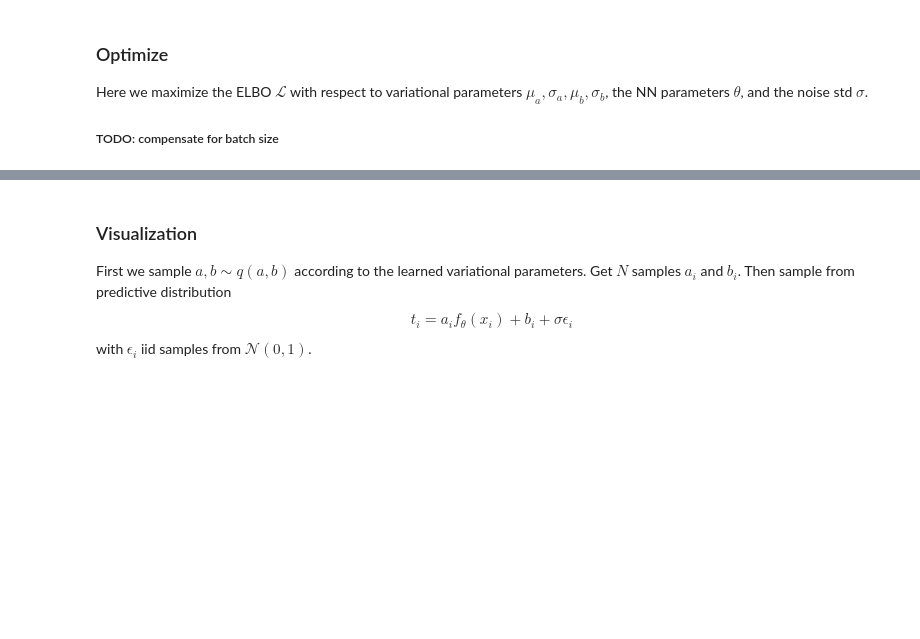
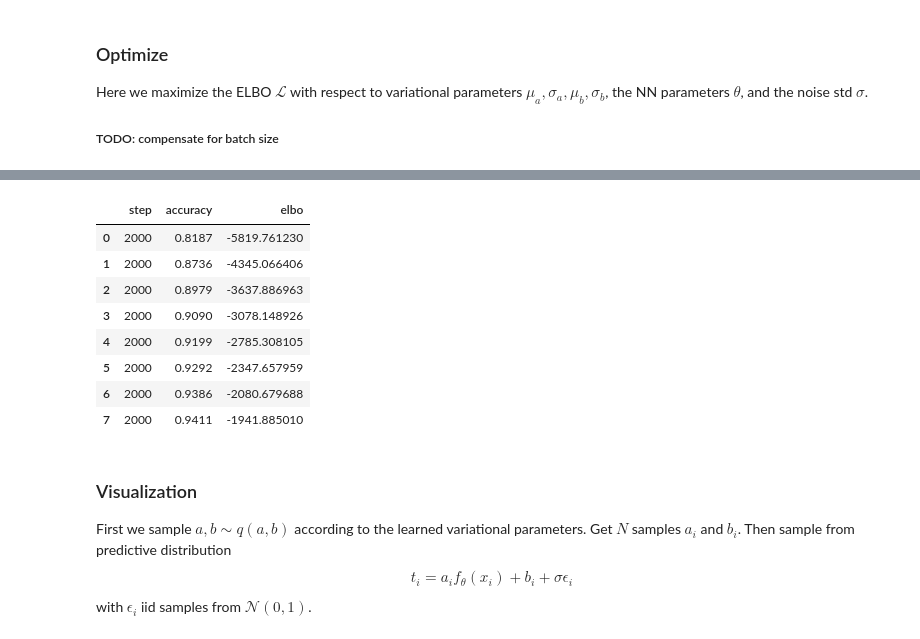
Before and after one commit to vlievin/deep-bayes, a Jupyter notebook: classification-MNIST-covariance.ipynb, the cells around one changed output, grey strips where cells are left out. Drawn from its saved outputs; the diff is of its cells as text; code cells hidden in the pictures; blank space fills up the shorter version.

```diff
--- a/classification-MNIST-covariance.ipynb
+++ b/classification-MNIST-covariance.ipynb
@@ -338,3 +424,15 @@ TEST epoch 2 step 500 : ELBO -2.143 Accuracy: 0.309
+# %%
+ml_data
+# %% [output]
+|  | step | accuracy | elbo |
+| 0 | 2000 | 0.8187 | -5819.761230 |
+| 1 | 2000 | 0.8736 | -4345.066406 |
+| 2 | 2000 | 0.8979 | -3637.886963 |
+| 3 | 2000 | 0.9090 | -3078.148926 |
+| 4 | 2000 | 0.9199 | -2785.308105 |
+| 5 | 2000 | 0.9292 | -2347.657959 |
+| 6 | 2000 | 0.9386 | -2080.679688 |
+| 7 | 2000 | 0.9411 | -1941.885010 |
 # %% [markdown]
 ### Visualization
 
```
Also changed, not shown: parts of 10 cells of this notebook, 2 other files.
